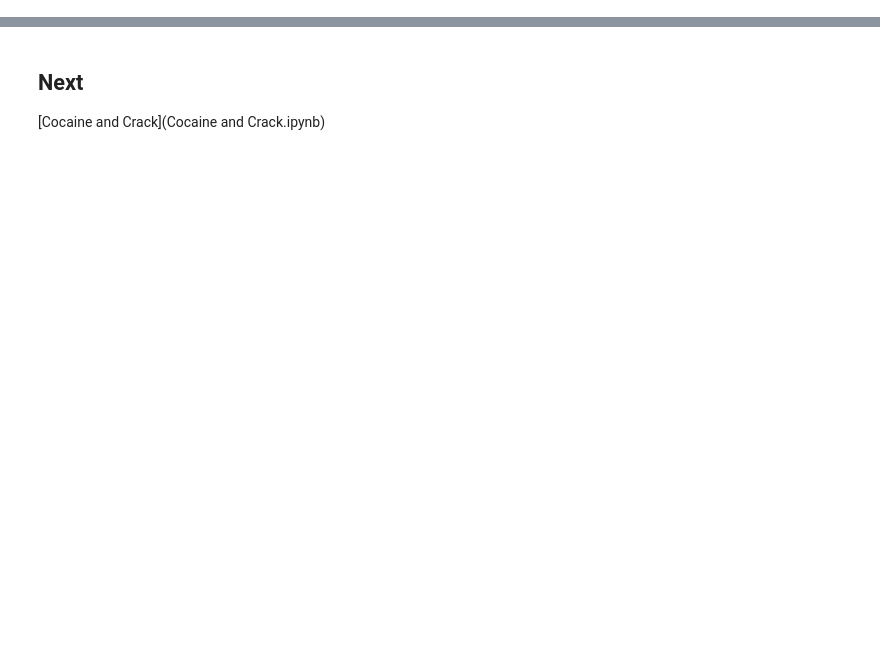
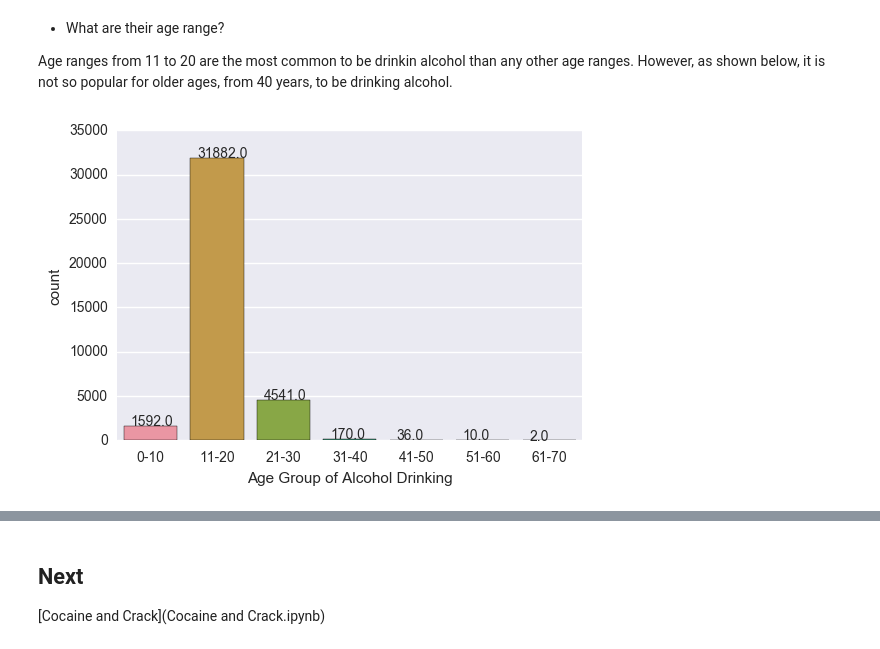
Before and after one commit to AliaAlaaElDinAdly/VA_Project, a Jupyter notebook: Alcohol.ipynb, the cells around one changed output, grey strips where cells are left out. Cells and saved outputs as stored; diff of their text form; code cells hidden in the pictures; blank space fills up the shorter version.

```diff
--- a/Alcohol.ipynb
+++ b/Alcohol.ipynb
@@ -21,3 +21,9 @@ dataset = pd.read_csv('data/drugs-dataset.tsv', delimiter = '\t')
 # %%
 case_quest_data = dataset.ix[:,0:2].copy()
 alcohol = dataset.ix[:,'ALCEVER':'DR5DAY'].copy() # alcohol dataset
+# %%
+# This function splits our data frame in predifined age groups
+def cutDF(df):
+    return pd.cut(
+        df,[0, 10, 20, 30, 40, 50, 60, 70, 80],
+        labels=['0-10', '11-20', '21-30', '31-40', '41-50', '51-60', '61-70', '71-80'])
@@ -23,0 +44,14 @@ alcohol = dataset.ix[:,'ALCEVER':'DR5DAY'].copy() # alcohol dataset
+# %% [markdown]
+* What are their age range?
+
+Age ranges from 11 to 20 are the most common to be drinkin alcohol than any other age ranges. However, as shown below, it is not so popular for older ages, from 40 years, to be drinking alcohol.
+# %%
+# extract the age range of those who ever used the drug
+age_data = alcohol_ever.ix[(alcohol_ever['ALCTRY'] < 90)].copy()
+age_data['AgeGroup'] = age_data[['ALCTRY']].apply(cutDF)
+ax = sns.countplot(x=age_data['AgeGroup'], order=['0-10','11-20','21-30','31-40','41-50','51-60','61-70'])
+plt.xlabel('Age Group of Alcohol Drinking')
+for p in ax.patches:
+        ax.annotate(str(p.get_height()), (p.get_x()+0.1, p.get_height()+50))
+# %% [output]
+[figure, added]
```
Also changed, not shown: parts of 8 cells of this notebook, 4 other files.
